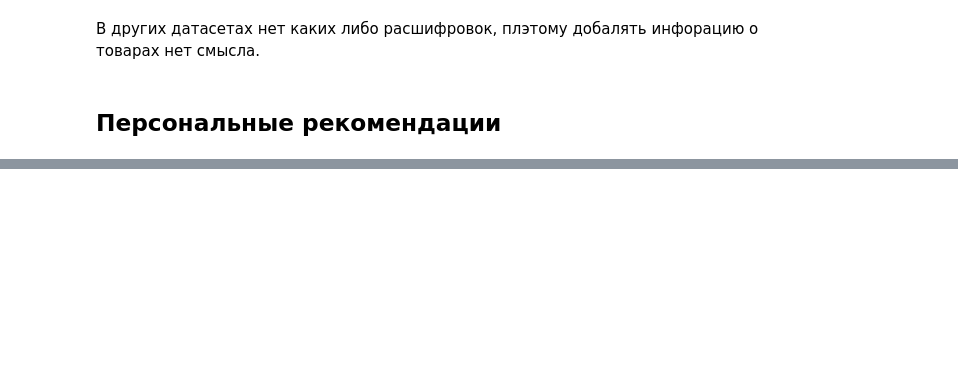
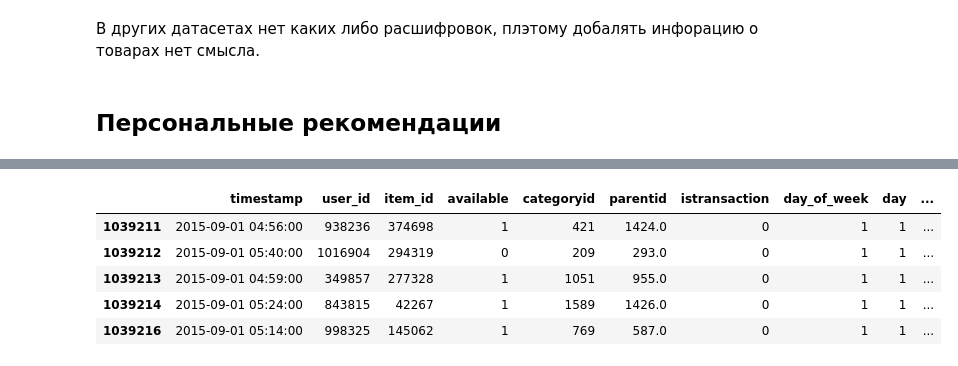
Before and after one commit to RumKam/mle-pr-final, a Jupyter notebook: notebooks/main_research.ipynb, the cells around one changed output, grey strips where cells are left out. Cells and saved outputs as stored; diff of their text form; code cells hidden in the pictures; blank space fills up the shorter version.

Commit message:
recsys

```diff
--- a/notebooks/main_research.ipynb
+++ b/notebooks/main_research.ipynb
@@ -961,0 +957,14 @@ top_k_pop_items.to_csv('../recommendation/top_popular.csv', index=False)
+# %%
+# Загрузим данные
+events_train = pd.read_csv('../data/events_train.csv', index_col=False)
+events_test = pd.read_csv('../data/events_test.csv', index_col=False)
+items = pd.read_csv('../data/items_clean.csv', index_col=False)
+events = pd.read_csv('../data/events_final.csv')
+
+item_encoder = joblib.load('../data/item_encoder.pkl')
+user_encoder = joblib.load('../data/user_encoder.pkl')
+# %%
+# Преобразуем формат времени
+events_train['timestamp'] = pd.to_datetime(events_train['timestamp'])
+events_test['timestamp'] = pd.to_datetime(events_test['timestamp'])
+events['timestamp'] = pd.to_datetime(events['timestamp'])
@@ -961,0 +1309,10 @@ top_k_pop_items.to_csv('../recommendation/top_popular.csv', index=False)
+# %%
+# Загрузим рекомендации
+top_k_pop_items = pd.read_parquet('../recsys/recommendations/top_popular.parquet')
+cold_users = pd.read_csv('../data/cold_users.csv', index_col=False)
+# %%
+# Будем использовать холодных пользователей для оценки
+user_list = list(cold_users['user_id'].unique())
+
+events_cold = events[events['user_id'].isin(user_list)]
+events_cold.info()
@@ -961,0 +1339,10 @@ top_k_pop_items.to_csv('../recommendation/top_popular.csv', index=False)
+# %%
+# Посмотрим на полученные данные
+events_cold.head()
+# %% [output]
+|  | timestamp | user_id | item_id | available | categoryid | parentid | istransaction | day_of_week | day | ... |
+| 1039211 | 2015-09-01 04:56:00 | 938236 | 374698 | 1 | 421 | 1424.0 | 0 | 1 | 1 | ... |
+| 1039212 | 2015-09-01 05:40:00 | 1016904 | 294319 | 0 | 209 | 293.0 | 0 | 1 | 1 | ... |
+| 1039213 | 2015-09-01 04:59:00 | 349857 | 277328 | 1 | 1051 | 955.0 | 0 | 1 | 1 | ... |
+| 1039214 | 2015-09-01 05:24:00 | 843815 | 42267 | 1 | 1589 | 1426.0 | 0 | 1 | 1 | ... |
+| 1039216 | 2015-09-01 05:14:00 | 998325 | 145062 | 1 | 769 | 587.0 | 0 | 1 | 1 | ... |
```
Also changed, not shown: parts of 61 cells of this notebook, 11 other files.
